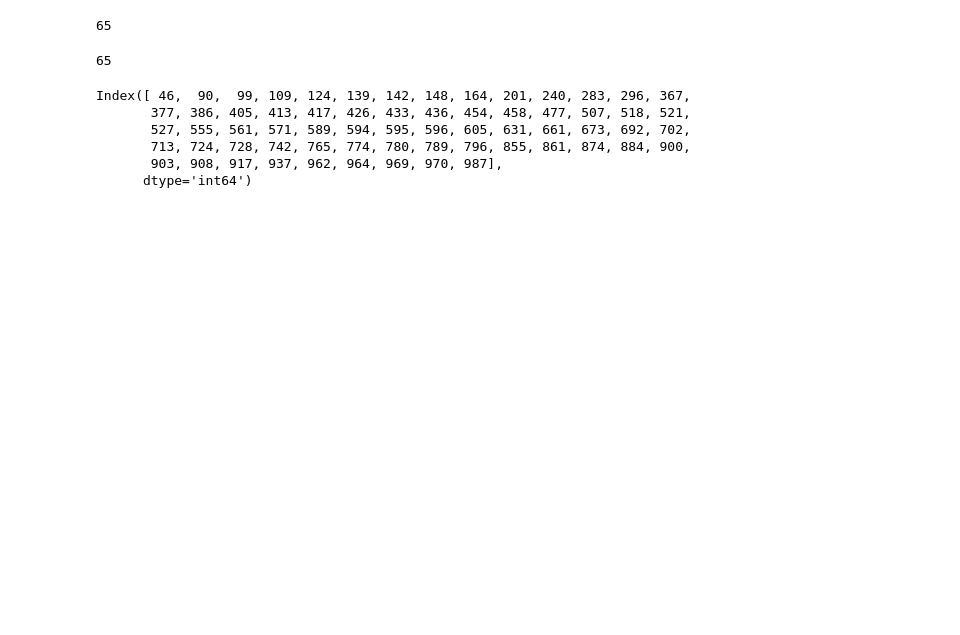
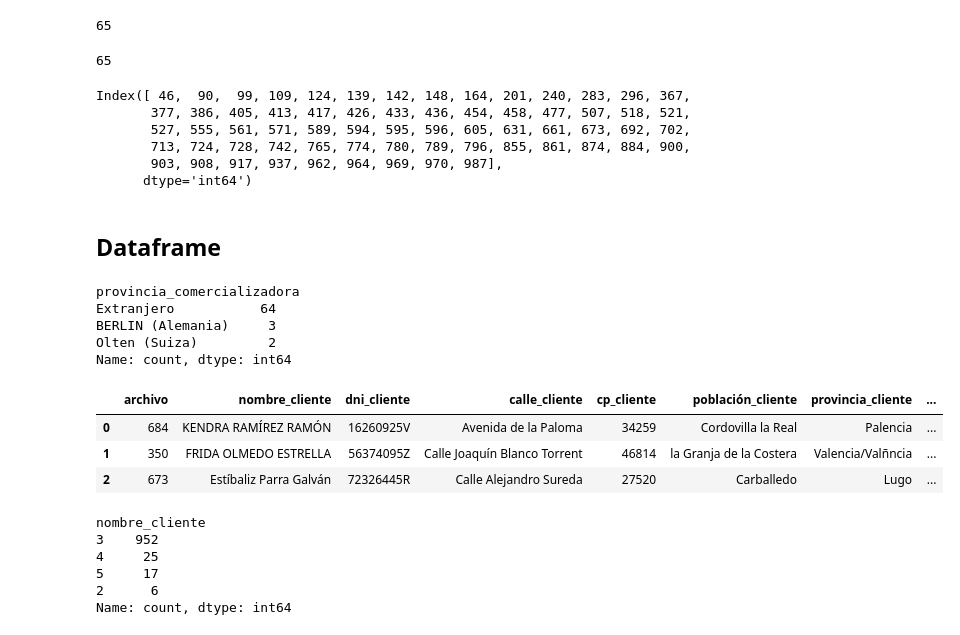
Before and after one commit to estebanrpl/Distill-Bill, a Jupyter notebook: PDF_to_json.ipynb, the cells around one changed output. Saved outputs shown, nothing was run; the diff lists cells and outputs as text; code cells hidden in the pictures; blank space fills up the shorter version.

```diff
--- a/PDF_to_json.ipynb
+++ b/PDF_to_json.ipynb
@@ -70,0 +78,12 @@ len(pdf_files)
+# %%
+num_bills = [0,1,4,47]
+# %%
+text_bills = {}
+for num in num_bills:
+    reader = PyPDF2.PdfReader(f"training/factura_{num}.pdf")
+
+    num_pages = len(reader.pages)
+
+    text = reader.pages[0].extract_text()
+
+    text_bills[num] = text
@@ -70,0 +159,2 @@ len(pdf_files)
+# %%
+text = text_bills[1]
@@ -115,3 +253,37 @@ Index([ 46,  90,  99, 109, 124, 139, 142, 148, 164, 201, 240, 283, 296, 367,
        713, 724, 728, 742, 765, 774, 780, 789, 796, 855, 861, 874, 884, 900,
        903, 908, 917, 937, 962, 964, 969, 970, 987],
       dtype='int64')
+# %% [markdown]
+## Dataframe
+# %%
+rows = []
+for bill_id, data in json_files.items():
+    row = [bill_id] + list(data.values())
+    rows.append(row)
+
+columns = ["archivo"] + list(data.keys())
+df = pd.DataFrame(data = rows, columns = columns)
+# %%
+df[df['cif_comercializadora'].str.len() != 9]["provincia_comercializadora"].value_counts()
+# %% [output]
+provincia_comercializadora
+Extranjero           64
+BERLIN (Alemania)     3
+Olten (Suiza)         2
+Name: count, dtype: int64
+# %%
+df.head(3)
+# %% [output]
+|  | archivo | nombre_cliente | dni_cliente | calle_cliente | cp_cliente | población_cliente | provincia_cliente | ... |
+| 0 | 684 | KENDRA RAMÍREZ RAMÓN | 16260925V | Avenida de la Paloma | 34259 | Cordovilla la Real | Palencia | ... |
+| 1 | 350 | FRIDA OLMEDO ESTRELLA | 56374095Z | Calle Joaquín Blanco Torrent | 46814 | la Granja de la Costera | Valencia/Valñncia | ... |
+| 2 | 673 | Estíbaliz Parra Galván | 72326445R | Calle Alejandro Sureda | 27520 | Carballedo | Lugo | ... |
+# %%
+df["nombre_cliente"].str.split().apply(lambda x : len(x)).value_counts()
+# %% [output]
+nombre_cliente
+3    952
+4     25
+5     17
+2      6
+Name: count, dtype: int64
```
Also changed, not shown: parts of 21 cells of this notebook.
